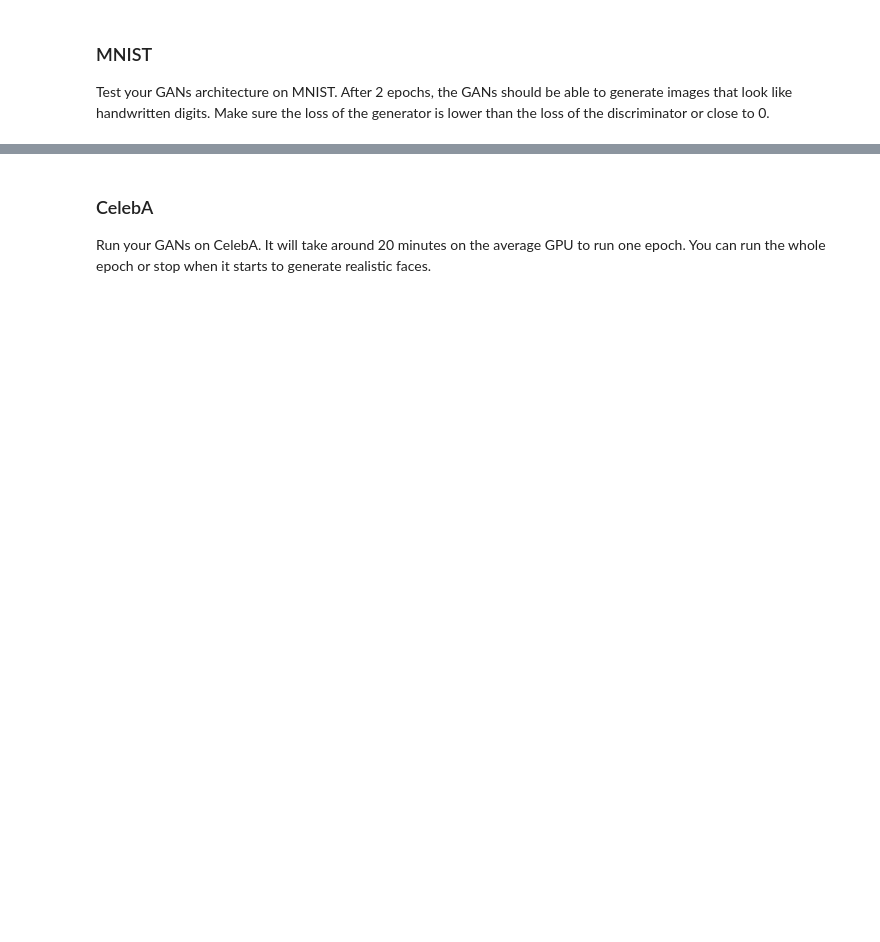
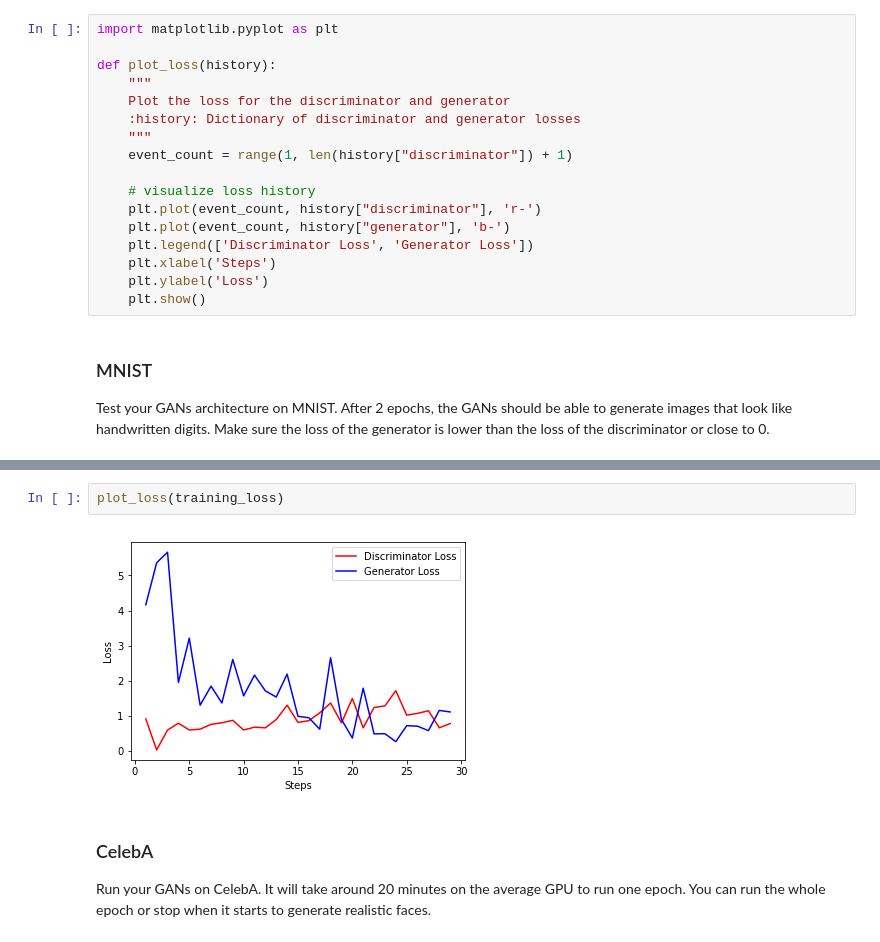
Before and after one commit to craig-martinson/face-generation-project, a Jupyter notebook: dlnd_face_generation.ipynb, the cells around one changed output, grey strips where cells are left out. Cells and saved outputs as stored; diff of their text form; blank space fills up the shorter version.

```diff
--- a/dlnd_face_generation.ipynb
+++ b/dlnd_face_generation.ipynb
@@ -404,3 +427,20 @@ def train(epoch_count, batch_size, z_dim, learning_rate, beta1, get_batches, dat
+# %%
+import matplotlib.pyplot as plt
+
+def plot_loss(history):
+    """
+    Plot the loss for the discriminator and generator
+    :history: Dictionary of discriminator and generator losses
+    """
+    event_count = range(1, len(history["discriminator"]) + 1)
+
+    # visualize loss history
+    plt.plot(event_count, history["discriminator"], 'r-')
+    plt.plot(event_count, history["generator"], 'b-')
+    plt.legend(['Discriminator Loss', 'Generator Loss'])
+    plt.xlabel('Steps')
+    plt.ylabel('Loss')
+    plt.show()
 # %% [markdown]
 ### MNIST
 Test your GANs architecture on MNIST.  After 2 epochs, the GANs should be able to generate images that look like handwritten digits.  Make sure the loss of the generator is lower than the loss of the discriminator or close to 0.
@@ -456,3 +495,7 @@ Epoch 0/2: Discriminator Loss: 0.8122, Generator Loss: 1.8638
+# %%
+plot_loss(training_loss)
+# %% [output]
+[figure, added]
 # %% [markdown]
 ### CelebA
 Run your GANs on CelebA.  It will take around 20 minutes on the average GPU to run one epoch.  You can run the whole epoch or stop when it starts to generate realistic faces.
```
Also changed, not shown: parts of 9 cells of this notebook, 2 other files.
